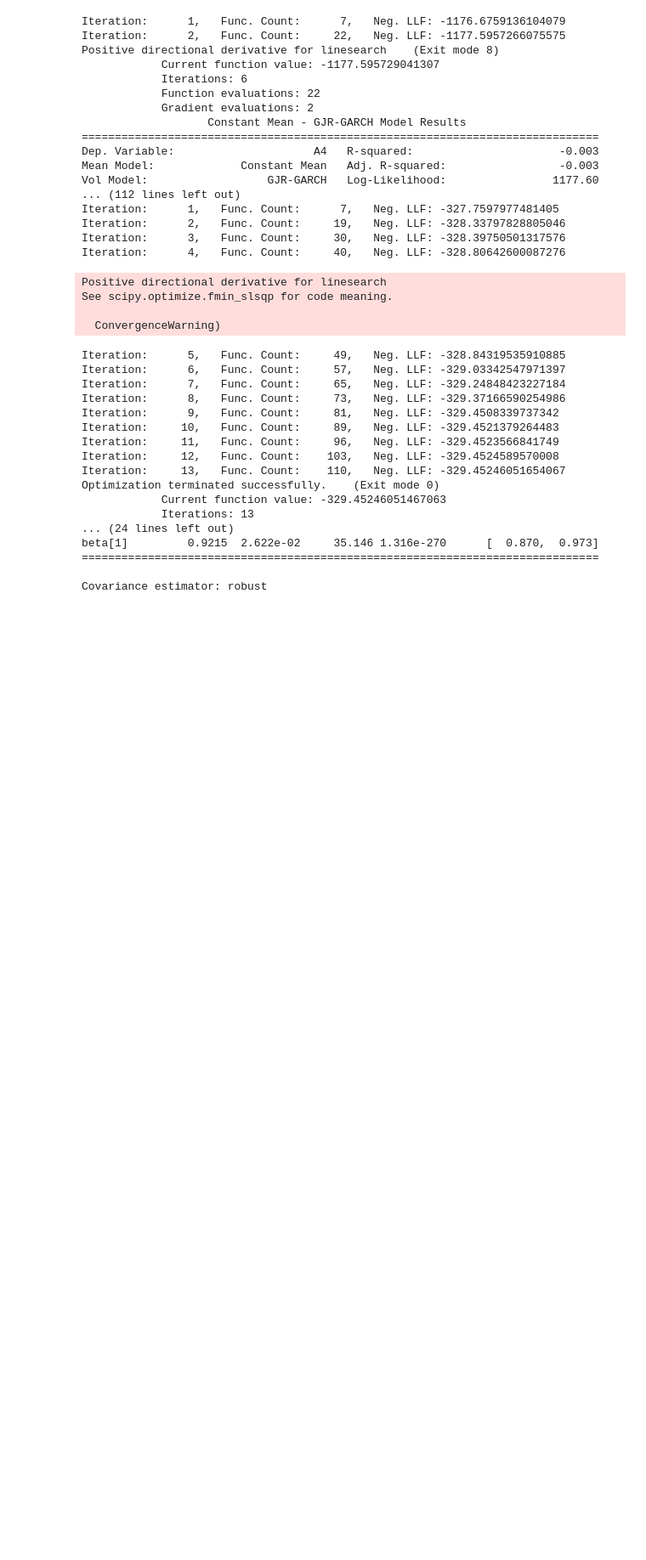
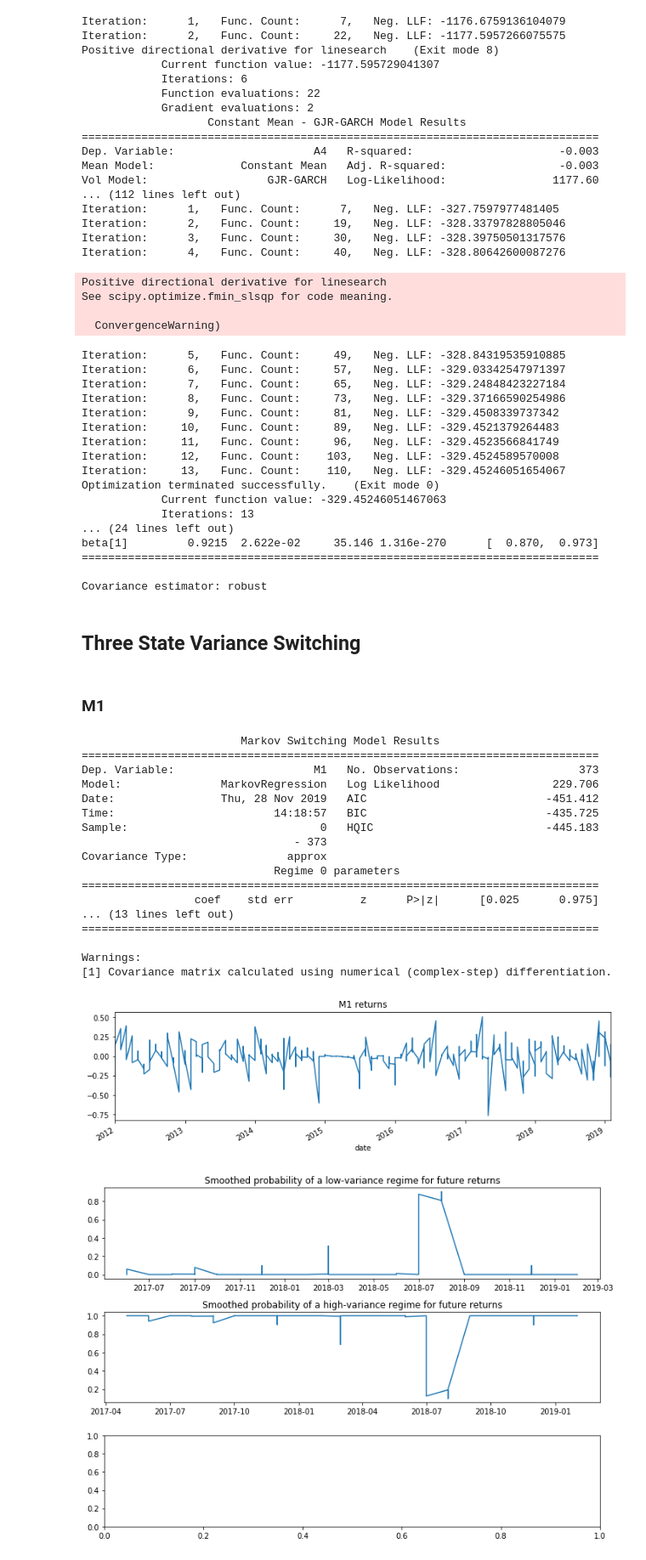
Before and after one commit to pedroargento/Mestrado, a Jupyter notebook: codigo.ipynb, the cells around one changed output. Shown at 85% size. Cells and saved outputs as stored; diff of their text form; code cells hidden in the pictures; blank space fills up the shorter version.

Commit message:
Markvo Switching Variance

```diff
--- a/codigo.ipynb
+++ b/codigo.ipynb
@@ -1092,3 +1092,48 @@ beta[1]         0.9215  2.622e-02     35.146 1.316e-270      [  0.870,  0.973]
 ==============================================================================
 
 Covariance estimator: robust
+# %% [markdown]
+## Three State Variance Switching
+# %% [markdown]
+### M1
+# %%
+series = Returns.M1
+series.plot(title='M1 returns', figsize=(12, 3))
+
+# Fit the model
+mod_kns = sm.tsa.MarkovRegression(series, k_regimes=2, trend='nc', switching_variance=True)
+res_kns = mod_kns.fit()
+print(res_kns.summary())
+
+fig, axes = plt.subplots(3, figsize=(10,7))
+
+ax = axes[0]
+ax.plot(res_kns.smoothed_marginal_probabilities[0])
+ax.set(title='Smoothed probability of a low-variance regime for future returns')
+
+ax = axes[1]
+ax.plot(res_kns.smoothed_marginal_probabilities[1])
+ax.set(title='Smoothed probability of a high-variance regime for future returns')
+
+
+fig.tight_layout()
+# %% [output]
+                        Markov Switching Model Results
+==============================================================================
+Dep. Variable:                     M1   No. Observations:                  373
+Model:               MarkovRegression   Log Likelihood                 229.706
+Date:                Thu, 28 Nov 2019   AIC                           -451.412
+Time:                        14:18:57   BIC                           -435.725
+Sample:                             0   HQIC                          -445.183
+                                - 373
+Covariance Type:               approx
+                             Regime 0 parameters
+==============================================================================
+                 coef    std err          z      P>|z|      [0.025      0.975]
+... (13 lines left out)
+==============================================================================
+
+Warnings:
+[1] Covariance matrix calculated using numerical (complex-step) differentiation.
+[figure, added]
+[figure, added]
```
Also changed, not shown: parts of 22 cells of this notebook.
